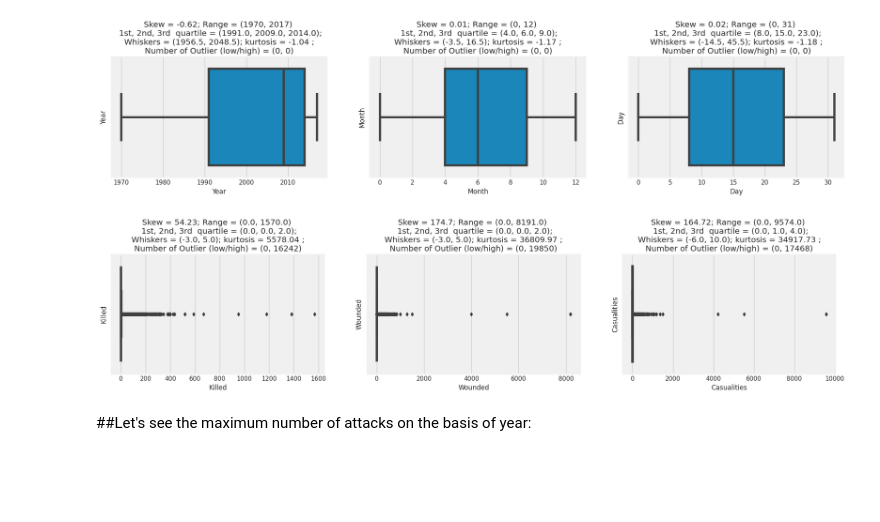
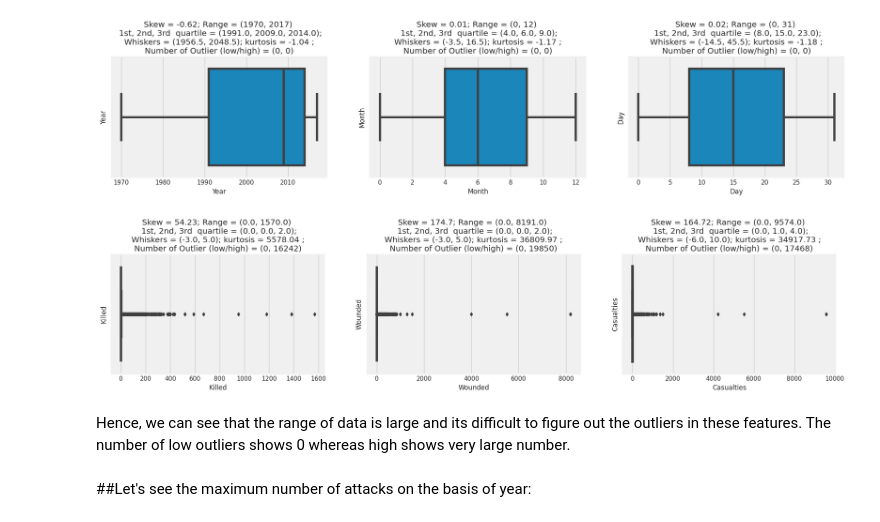
Before and after one commit to sanchitmisra/Global-Terrorism-Analysis, a Jupyter notebook: Global_Terrorism_Analysis_Solution_Capstone_Project.ipynb, the cells around one changed output. Drawn from its saved outputs; the diff is of its cells as text; code cells hidden in the pictures; blank space fills up the shorter version.

```diff
--- a/Global_Terrorism_Analysis_Solution_Capstone_Project.ipynb
+++ b/Global_Terrorism_Analysis_Solution_Capstone_Project.ipynb
@@ -331,10 +340,14 @@ def UVA_boxplot(data, var_group, include_outlier = True):
 UVA_boxplot(df_terr,['Year', 'Month', 'Day'])
 # %% [output]
 [figure]
-# %%
-UVA_boxplot(df_terr,['Killed', 'Wounded', 'Casualities'])
-# %% [output]
-[figure, removed]
+# %%
+#Checking the outlies with some categorical features.
+UVA_boxplot(df_terr,['Killed', 'Wounded', 'Casualties'])
+# %% [output]
+[figure, added]
+# %% [markdown]
+Hence, we can see that the range of data is large and its difficult to figure out the outliers in these features.
+The number of low outliers shows 0 whereas high shows very large number.
 # %% [markdown]
 ##Let's see the maximum number of attacks on the basis of year:
 # %%
```
Also changed, not shown: parts of 52 cells of this notebook.
